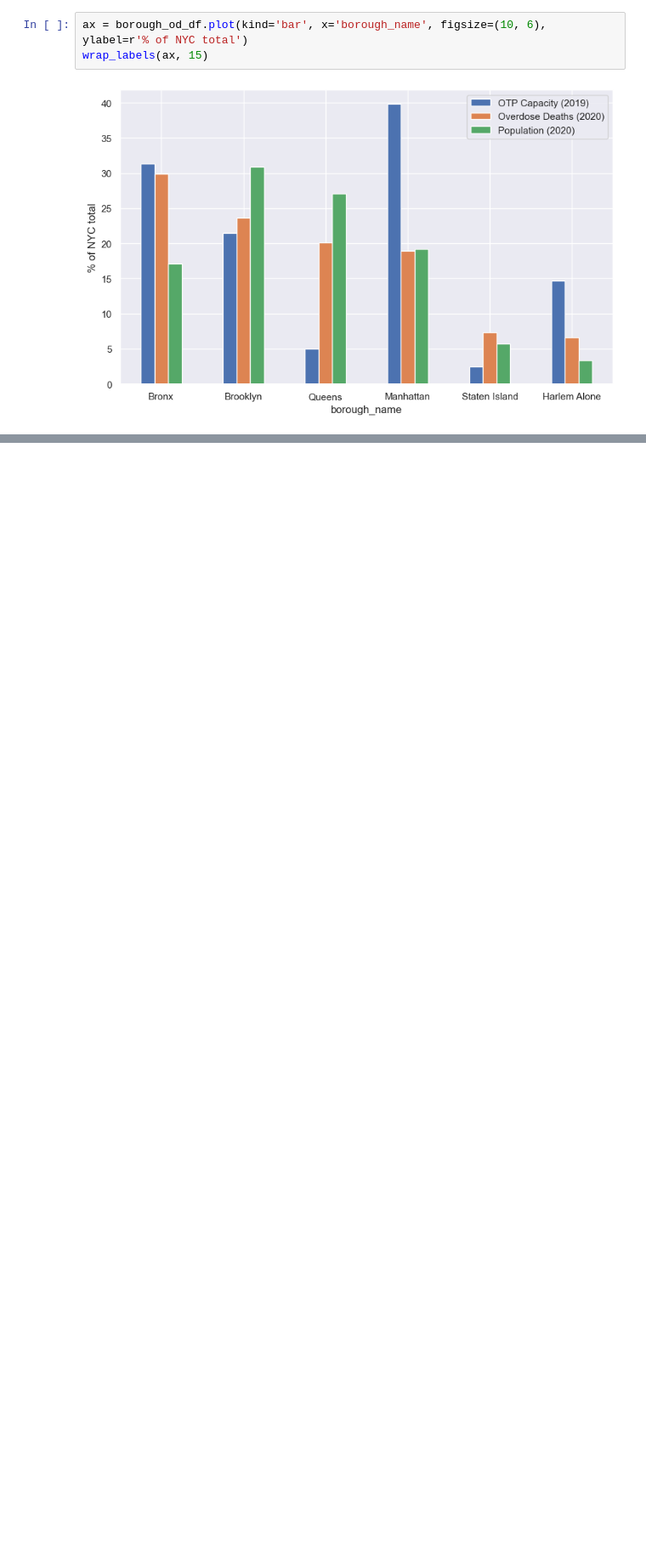
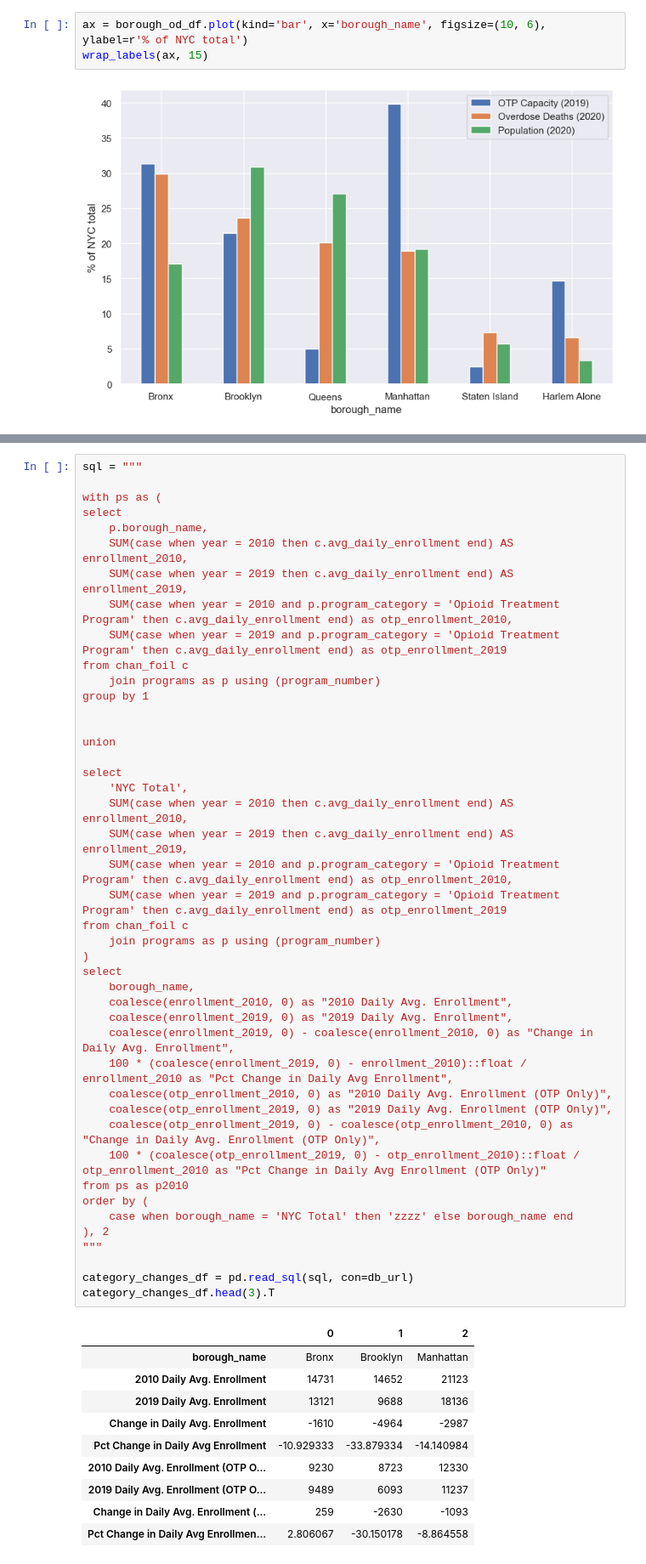
Before and after one commit to skritch/ghc-analysis, a Jupyter notebook: analysis/website_viz.ipynb, the cells around one changed output, grey strips where cells are left out. Shown: that part at 85% size. Drawn from its saved outputs; the diff is of its cells as text; blank space fills up the shorter version.

```diff
--- a/analysis/website_viz.ipynb
+++ b/analysis/website_viz.ipynb
@@ -122,0 +288,55 @@ wrap_labels(ax, 15)
+# %%
+sql = """
+
+with ps as (
+select
+    p.borough_name,
+    SUM(case when year = 2010 then c.avg_daily_enrollment end) AS enrollment_2010,
+    SUM(case when year = 2019 then c.avg_daily_enrollment end) AS enrollment_2019,
+    SUM(case when year = 2010 and p.program_category = 'Opioid Treatment Program' then c.avg_daily_enrollment end) as otp_enrollment_2010,
+    SUM(case when year = 2019 and p.program_category = 'Opioid Treatment Program' then c.avg_daily_enrollment end) as otp_enrollment_2019
+from chan_foil c
+    join programs as p using (program_number)
+group by 1
+
+
+union
+
+select
+    'NYC Total',
+    SUM(case when year = 2010 then c.avg_daily_enrollment end) AS enrollment_2010,
+    SUM(case when year = 2019 then c.avg_daily_enrollment end) AS enrollment_2019,
+    SUM(case when year = 2010 and p.program_category = 'Opioid Treatment Program' then c.avg_daily_enrollment end) as otp_enrollment_2010,
+    SUM(case when year = 2019 and p.program_category = 'Opioid Treatment Program' then c.avg_daily_enrollment end) as otp_enrollment_2019
+from chan_foil c
+    join programs as p using (program_number)
+)
+select
+    borough_name,
+    coalesce(enrollment_2010, 0) as "2010 Daily Avg. Enrollment",
+    coalesce(enrollment_2019, 0) as "2019 Daily Avg. Enrollment",
+    coalesce(enrollment_2019, 0) - coalesce(enrollment_2010, 0) as "Change in Daily Avg. Enrollment",
+    100 * (coalesce(enrollment_2019, 0) - enrollment_2010)::float / enrollment_2010 as "Pct Change in Daily Avg Enrollment",
+    coalesce(otp_enrollment_2010, 0) as "2010 Daily Avg. Enrollment (OTP Only)",
+    coalesce(otp_enrollment_2019, 0) as "2019 Daily Avg. Enrollment (OTP Only)",
+    coalesce(otp_enrollment_2019, 0) - coalesce(otp_enrollment_2010, 0) as "Change in Daily Avg. Enrollment (OTP Only)",
+    100 * (coalesce(otp_enrollment_2019, 0) - otp_enrollment_2010)::float / otp_enrollment_2010 as "Pct Change in Daily Avg Enrollment (OTP Only)"
+from ps as p2010
+order by (
+    case when borough_name = 'NYC Total' then 'zzzz' else borough_name end
+), 2
+"""
+
+category_changes_df = pd.read_sql(sql, con=db_url)
+category_changes_df.head(3).T
+# %% [output]
+|  | 0 | 1 | 2 |
+| borough_name | Bronx | Brooklyn | Manhattan |
+| 2010 Daily Avg. Enrollment | 14731 | 14652 | 21123 |
+| 2019 Daily Avg. Enrollment | 13121 | 9688 | 18136 |
+| Change in Daily Avg. Enrollment | -1610 | -4964 | -2987 |
+| Pct Change in Daily Avg Enrollment | -10.929333 | -33.879334 | -14.140984 |
+| 2010 Daily Avg. Enrollment (OTP O... | 9230 | 8723 | 12330 |
+| 2019 Daily Avg. Enrollment (OTP O... | 9489 | 6093 | 11237 |
+| Change in Daily Avg. Enrollment (... | 259 | -2630 | -1093 |
+| Pct Change in Daily Avg Enrollmen... | 2.806067 | -30.150178 | -8.864558 |
```
Also changed, not shown: parts of 4 cells of this notebook, 2 other files.
